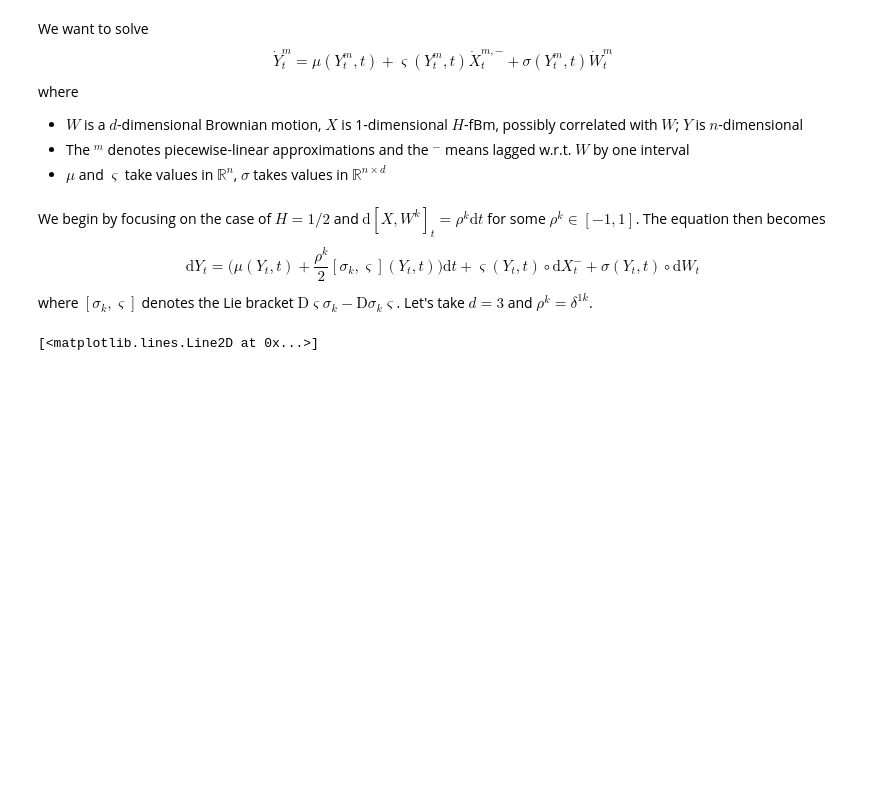
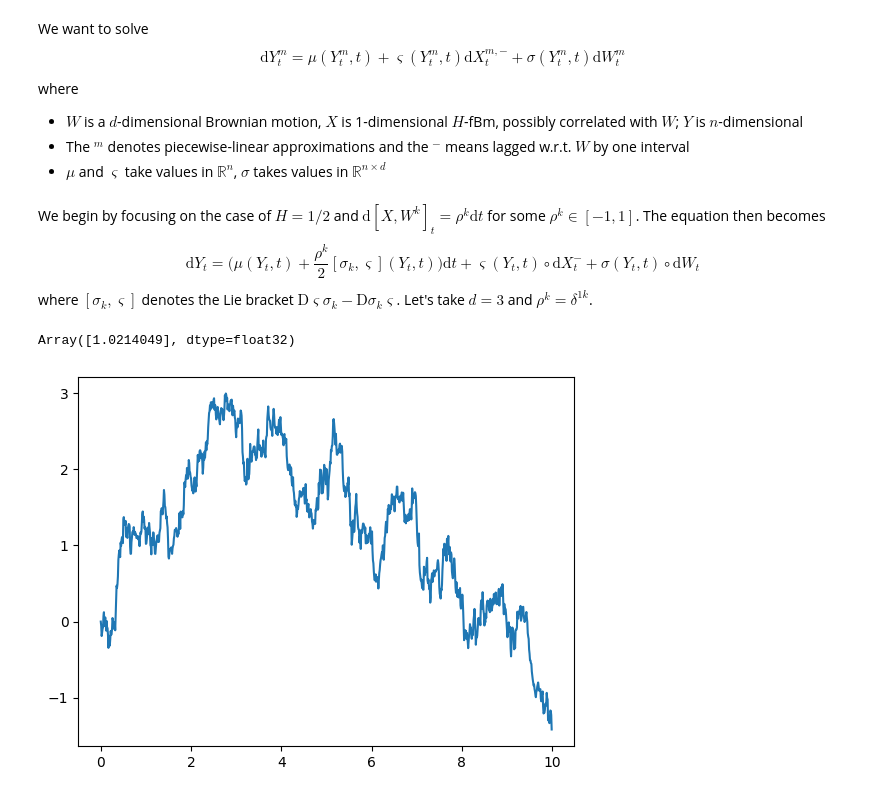
Before and after one commit to emilioferrucci/rough-vol-rough-paths, a Jupyter notebook: lead_lag.ipynb, the cells around one changed output. Drawn from its saved outputs; the diff is of its cells as text; code cells hidden in the pictures; blank space fills up the shorter version.

Commit message:
started solver

```diff
--- a/lead_lag.ipynb
+++ b/lead_lag.ipynb
@@ -1,5 +1,5 @@
 # %% [markdown]
-We want to solve $$ \dot Y_t^m = \mu(Y_t^m,t) + \varsigma(Y_t^m,t) \dot X_t^{m,-} + \sigma(Y_t^m,t) \dot W_t^m$$ where
+We want to solve $$ \mathrm{d} Y_t^m = \mu(Y_t^m,t) + \varsigma(Y_t^m,t) \mathrm{d} X_t^{m,-} + \sigma(Y_t^m,t) \mathrm{d} W_t^m$$ where
 - $W$ is a $d$-dimensional Brownian motion, $X$ is 1-dimensional $H$-fBm, possibly correlated with $W$; $Y$ is $n$-dimensional
 - The ${}^m$ denotes piecewise-linear approximations and the ${}^-$ means lagged w.r.t. $W$ by one interval
 - $\mu$ and $\varsigma$ take values in $\mathbb R^n$, $\sigma$ takes values in $\mathbb R^{n \times d}$
@@ -15,16 +15,25 @@ from diffrax import diffeqsolve, ControlTerm, Euler, MultiTerm, ODETerm, SaveAt,
 # %%
 # Global parameters, create brownian path(s)
 t0, t1 = 0, 10
-epsilon = 1e-3
+epsilon = 1e-2
 times = jnp.arange(t0, t1, epsilon)
-bm_control = VirtualBrownianTree(t0, t1, tol=epsilon, shape=(1,), key=jr.PRNGKey(0))
+vbt = VirtualBrownianTree(t0, t1, tol=epsilon, shape=(1,), key=jr.PRNGKey(0))
+bm_control = vbt.evaluate
+
+bm_control(1)
+
+# Note that here I am only retaining the method evaluate from VirtualBrownianTree. This is because it's the only one
+# being used later on. But on should make sure nothing is being thrown out. From now on a "control" will be a
+# a function that returns the increment: (s,t) |-> X_t - X_s.
+# %% [output]
+Array([1.0214049], dtype=float32)
 # %%
-# Transform control (like brownian_motion) to array, so that it can be plotted
-def control_to_array(grid, fun):
+# Transform control (like brownian_motion, or more generally any function) to array, so that it can be plotted
+def fun_to_array(grid, fun):
     return jax.vmap(lambda t: fun(t))(grid)
-bm_array = control_to_array(times, bm_control.evaluate)
+bm_array = fun_to_array(times, bm_control)
 plt.plot(times,bm_array)
-#plt.show()
+plt.show()
 # %% [output]
-[<matplotlib.lines.Line2D at 0x...>]
+[figure, added]
 # %%
```
Also changed, not shown: parts of 6 cells of this notebook.
